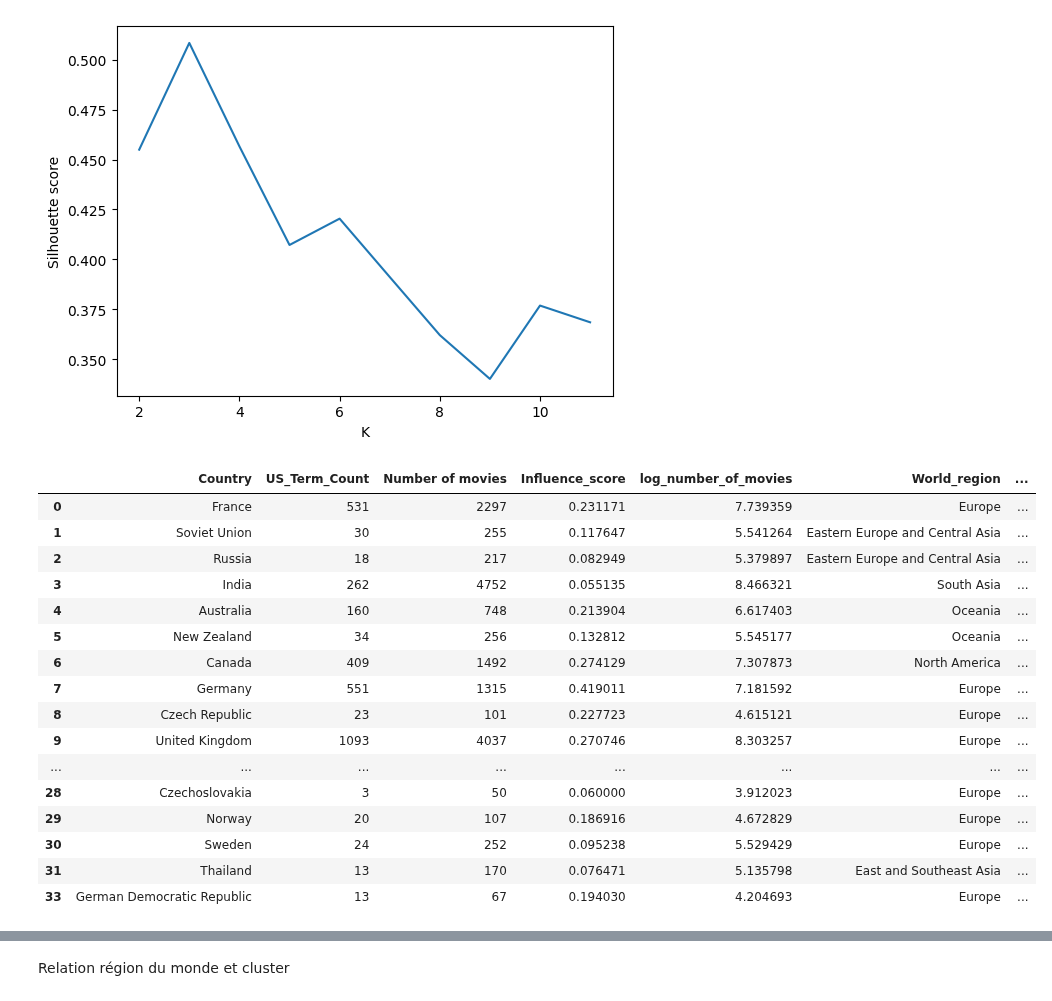
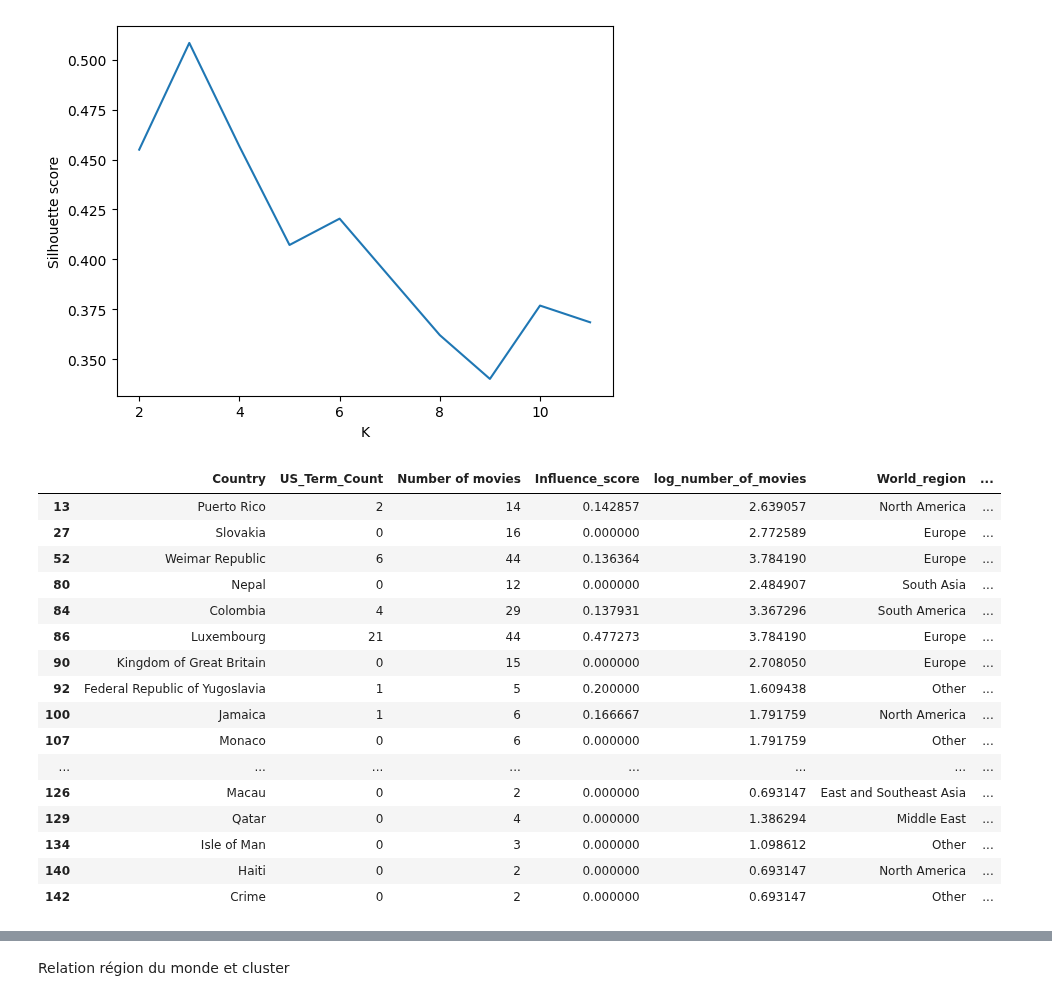
Before and after one commit to epfl-ada/ada-2024-project-teamcsx24, a Jupyter notebook: culturalinfluence.ipynb, the cells around one changed output, grey strips where cells are left out. Drawn from its saved outputs; the diff is of its cells as text; code cells hidden in the pictures.

```diff
--- a/culturalinfluence.ipynb
+++ b/culturalinfluence.ipynb
@@ -159,22 +277,22 @@ Text(0, 0.5, 'Silhouette score')
 # %%
 kmeans_final = KMeans(n_clusters=3, random_state=42).fit(X)
 df_us_influence_final['cluster'] = kmeans_final.labels_
-df_us_influence_final[df_us_influence_final['cluster']==2].head(30)
+df_us_influence_final[df_us_influence_final['cluster']==0].head(30)
 # %% [output]
 |  | Country | US_Term_Count | Number of movies | Influence_score | log_number_of_movies | World_region | ... |
-| 0 | France | 531 | 2297 | 0.231171 | 7.739359 | Europe | ... |
-| 1 | Soviet Union | 30 | 255 | 0.117647 | 5.541264 | Eastern Europe and Central Asia | ... |
-| 2 | Russia | 18 | 217 | 0.082949 | 5.379897 | Eastern Europe and Central Asia | ... |
-| 3 | India | 262 | 4752 | 0.055135 | 8.466321 | South Asia | ... |
-| 4 | Australia | 160 | 748 | 0.213904 | 6.617403 | Oceania | ... |
-| 5 | New Zealand | 34 | 256 | 0.132812 | 5.545177 | Oceania | ... |
-| 6 | Canada | 409 | 1492 | 0.274129 | 7.307873 | North America | ... |
-| 7 | Germany | 551 | 1315 | 0.419011 | 7.181592 | Europe | ... |
-| 8 | Czech Republic | 23 | 101 | 0.227723 | 4.615121 | Europe | ... |
-| 9 | United Kingdom | 1093 | 4037 | 0.270746 | 8.303257 | Europe | ... |
+| 13 | Puerto Rico | 2 | 14 | 0.142857 | 2.639057 | North America | ... |
+| 27 | Slovakia | 0 | 16 | 0.000000 | 2.772589 | Europe | ... |
+| 52 | Weimar Republic | 6 | 44 | 0.136364 | 3.784190 | Europe | ... |
+| 80 | Nepal | 0 | 12 | 0.000000 | 2.484907 | South Asia | ... |
+| 84 | Colombia | 4 | 29 | 0.137931 | 3.367296 | South America | ... |
+| 86 | Luxembourg | 21 | 44 | 0.477273 | 3.784190 | Europe | ... |
+| 90 | Kingdom of Great Britain | 0 | 15 | 0.000000 | 2.708050 | Europe | ... |
+| 92 | Federal Republic of Yugoslavia | 1 | 5 | 0.200000 | 1.609438 | Other | ... |
+| 100 | Jamaica | 1 | 6 | 0.166667 | 1.791759 | North America | ... |
+| 107 | Monaco | 0 | 6 | 0.000000 | 1.791759 | Other | ... |
 | ... | ... | ... | ... | ... | ... | ... | ... |
-| 28 | Czechoslovakia | 3 | 50 | 0.060000 | 3.912023 | Europe | ... |
-| 29 | Norway | 20 | 107 | 0.186916 | 4.672829 | Europe | ... |
-| 30 | Sweden | 24 | 252 | 0.095238 | 5.529429 | Europe | ... |
-| 31 | Thailand | 13 | 170 | 0.076471 | 5.135798 | East and Southeast Asia | ... |
-| 33 | German Democratic Republic | 13 | 67 | 0.194030 | 4.204693 | Europe | ... |
+| 126 | Macau | 0 | 2 | 0.000000 | 0.693147 | East and Southeast Asia | ... |
+| 129 | Qatar | 0 | 4 | 0.000000 | 1.386294 | Middle East | ... |
+| 134 | Isle of Man | 0 | 3 | 0.000000 | 1.098612 | Other | ... |
+| 140 | Haiti | 0 | 2 | 0.000000 | 0.693147 | North America | ... |
+| 142 | Crime | 0 | 2 | 0.000000 | 0.693147 | Other | ... |
```
Also changed, not shown: parts of 8 cells of this notebook, 9 other files.
